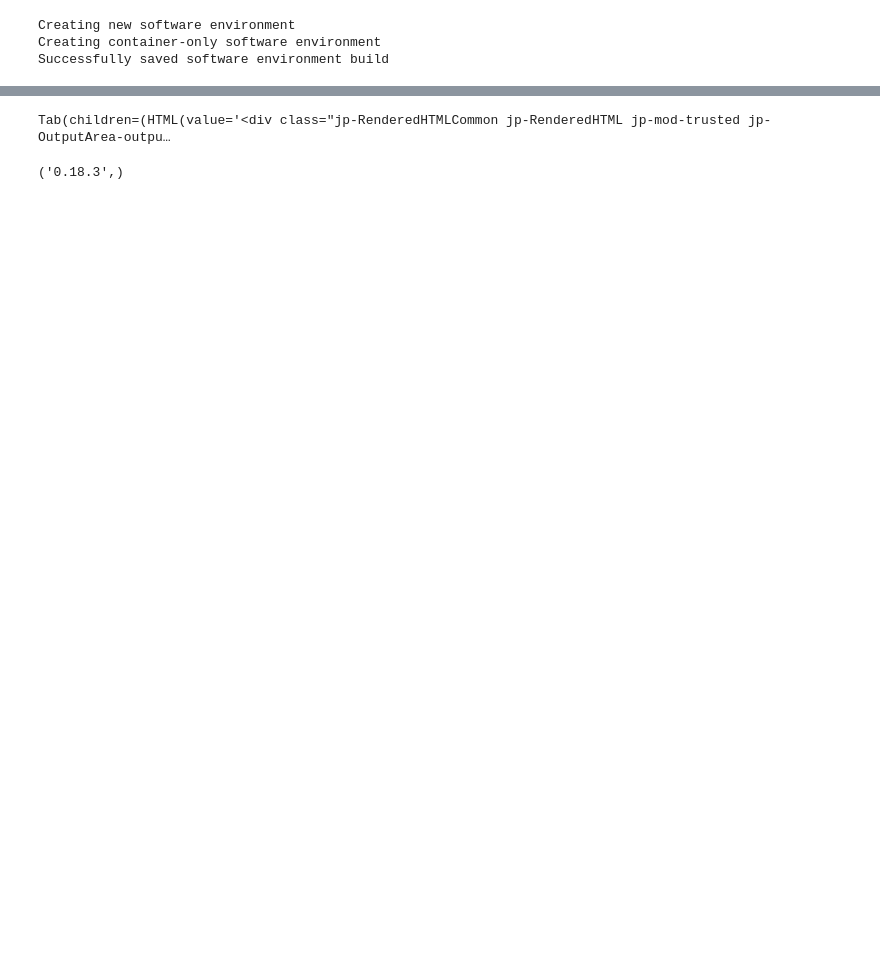
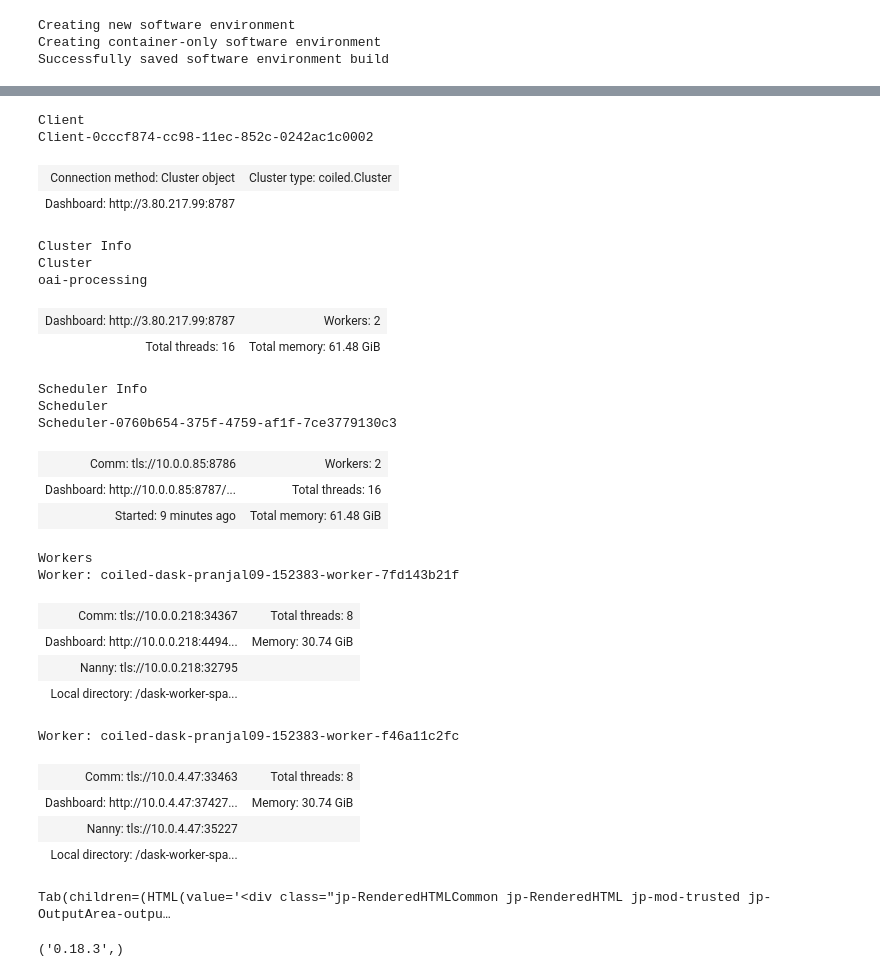
Before and after one commit to PranjalSahu/OAI_analysis_2, a Jupyter notebook: notebooks/DaskComputationCoiled.ipynb, the cells around one changed output, grey strips where cells are left out. Drawn from its saved outputs; the diff is of its cells as text; code cells hidden in the pictures; blank space fills up the shorter version.

```diff
--- a/notebooks/DaskComputationCoiled.ipynb
+++ b/notebooks/DaskComputationCoiled.ipynb
@@ -99,4 +81,33 @@ Created scheduler VM: coiled-dask-pranjal09-152302-scheduler (type: t3a.medium,
 [interactive output not drawn]
+# %%
+client
+# %% [output]
+Client
+Client-0cccf874-cc98-11ec-852c-0242ac1c0002
+| Connection method: Cluster object | Cluster type: coiled.Cluster |
+| Dashboard: http://3.80.217.99:8787 |  |
+Cluster Info
+Cluster
+oai-processing
+| Dashboard: http://3.80.217.99:8787 | Workers: 2 |
+| Total threads: 16 | Total memory: 61.48 GiB |
+Scheduler Info
+Scheduler
+Scheduler-0760b654-375f-4759-af1f-7ce3779130c3
+| Comm: tls://10.0.0.85:8786 | Workers: 2 |
+| Dashboard: http://10.0.0.85:8787/... | Total threads: 16 |
+| Started: 9 minutes ago | Total memory: 61.48 GiB |
+Workers
+Worker: coiled-dask-pranjal09-152383-worker-7fd143b21f
+| Comm: tls://10.0.0.218:34367 | Total threads: 8 |
+| Dashboard: http://10.0.0.218:4494... | Memory: 30.74 GiB |
+| Nanny: tls://10.0.0.218:32795 |  |
+| Local directory: /dask-worker-spa... |  |
+Worker: coiled-dask-pranjal09-152383-worker-f46a11c2fc
+| Comm: tls://10.0.4.47:33463 | Total threads: 8 |
+| Dashboard: http://10.0.4.47:37427... | Memory: 30.74 GiB |
+| Nanny: tls://10.0.4.47:35227 |  |
+| Local directory: /dask-worker-spa... |  |
 # %%
 cluster
 # %% [output]
```
Also changed, not shown: parts of 14 cells of this notebook.
